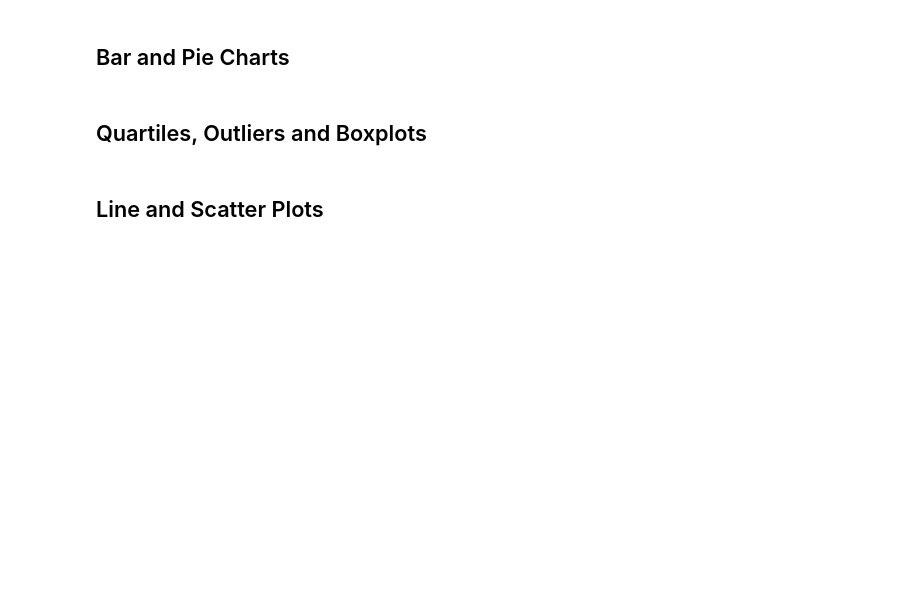
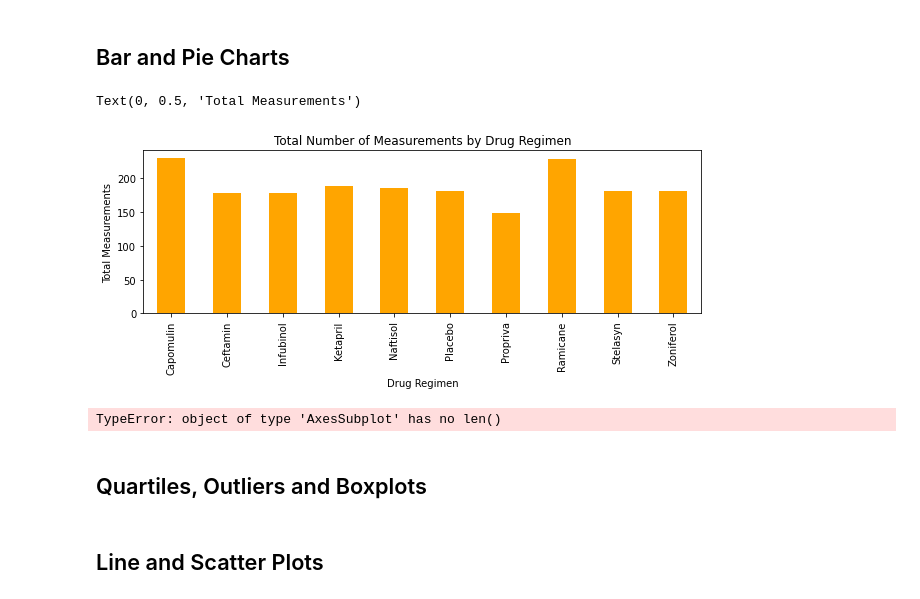
Before and after one commit to robmatelyan/Matplotlib-Challenge, a Jupyter notebook: Pymaceuticals_RM_Work/pymaceuticals_work.ipynb, the cells around one changed output. Saved outputs shown, nothing was run; the diff lists cells and outputs as text; code cells hidden in the pictures; blank space fills up the shorter version.

```diff
--- a/Pymaceuticals_RM_Work/pymaceuticals_work.ipynb
+++ b/Pymaceuticals_RM_Work/pymaceuticals_work.ipynb
@@ -79,5 +112,24 @@ clean_df['Mouse ID'].nunique()
 # Using the aggregation method, produce the same summary statistics in a single line
 # %% [markdown]
 ## Bar and Pie Charts
+# %%
+# Generate a bar plot showing the total number of measurements taken on each drug regimen using pandas.
+tot_measurements = clean_df.groupby('Drug Regimen').count()
+tot_measurements.rename(columns= {'Tumor Volume (mm3)': 'Total Measurements'}, inplace=True)
+measurement_bar = tot_measurements['Total Measurements']
+measurement_bar = measurement_bar.plot(kind='bar', figsize=(10,3), facecolor='orange', title='Total Number of Measurements by Drug Regimen')
+measurement_bar.set_ylabel('Total Measurements')
+# %% [output]
+Text(0, 0.5, 'Total Measurements')
+[figure, added]
 # %%
-# Generate a bar plot showing the total number of measurements taken on each drug regimen using pandas.
+# Generate a bar plot showing the total number of measurements taken on each drug regimen using pyplot.
+x_axis = np.arange(len(measurement_bar))
+tick_locations = [value for value in x_axis]
+
+plt.figure(figsize=(10,4))
+plt.bar(x_axis, measurement_bar, color="b", width=.5)
+plt.xticks(tick_locations, measurement_bar.index.values, rotation=15)
+plt.show()
+# %% [output]
+TypeError: object of type 'AxesSubplot' has no len()
```
Also changed, not shown: parts of 3 cells of this notebook.
